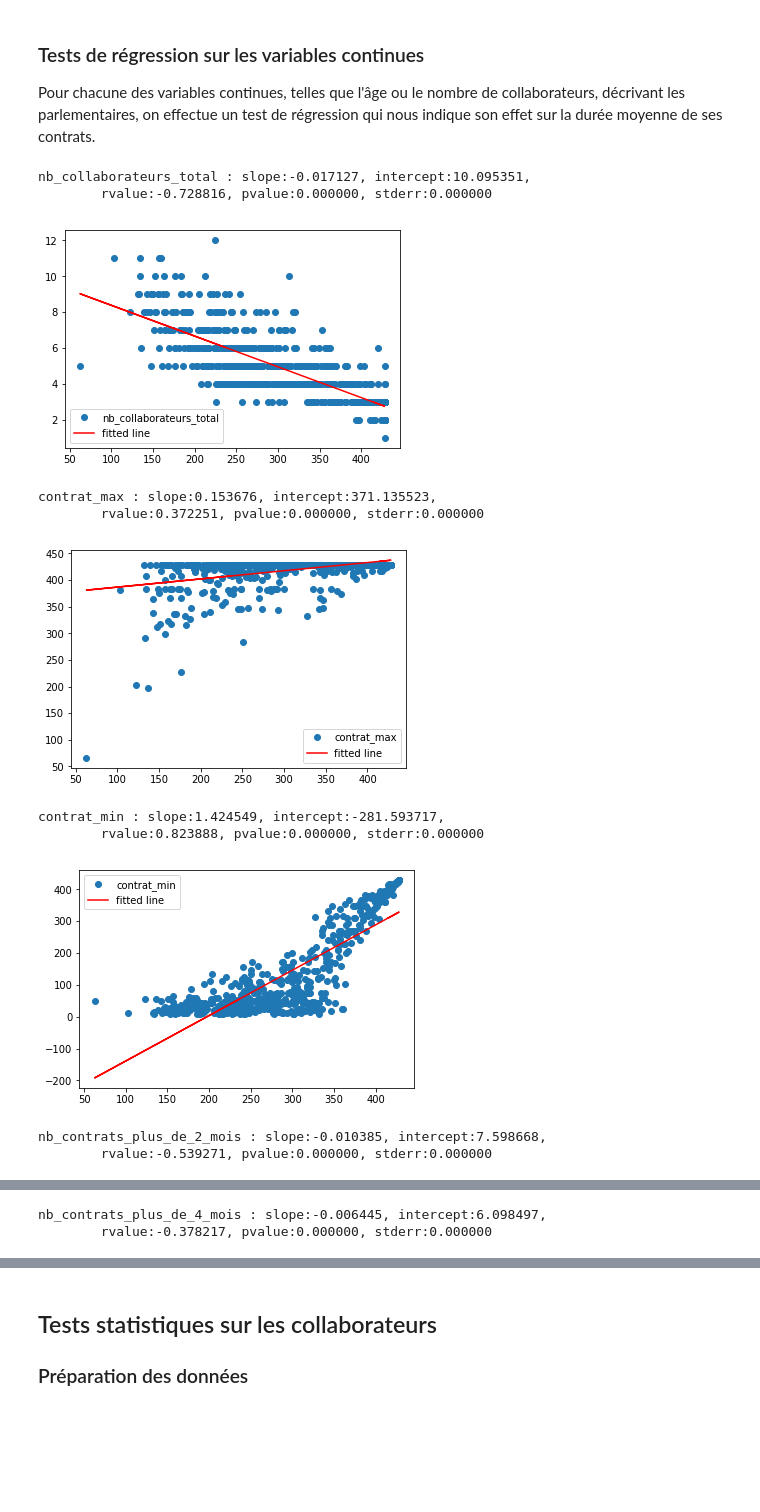
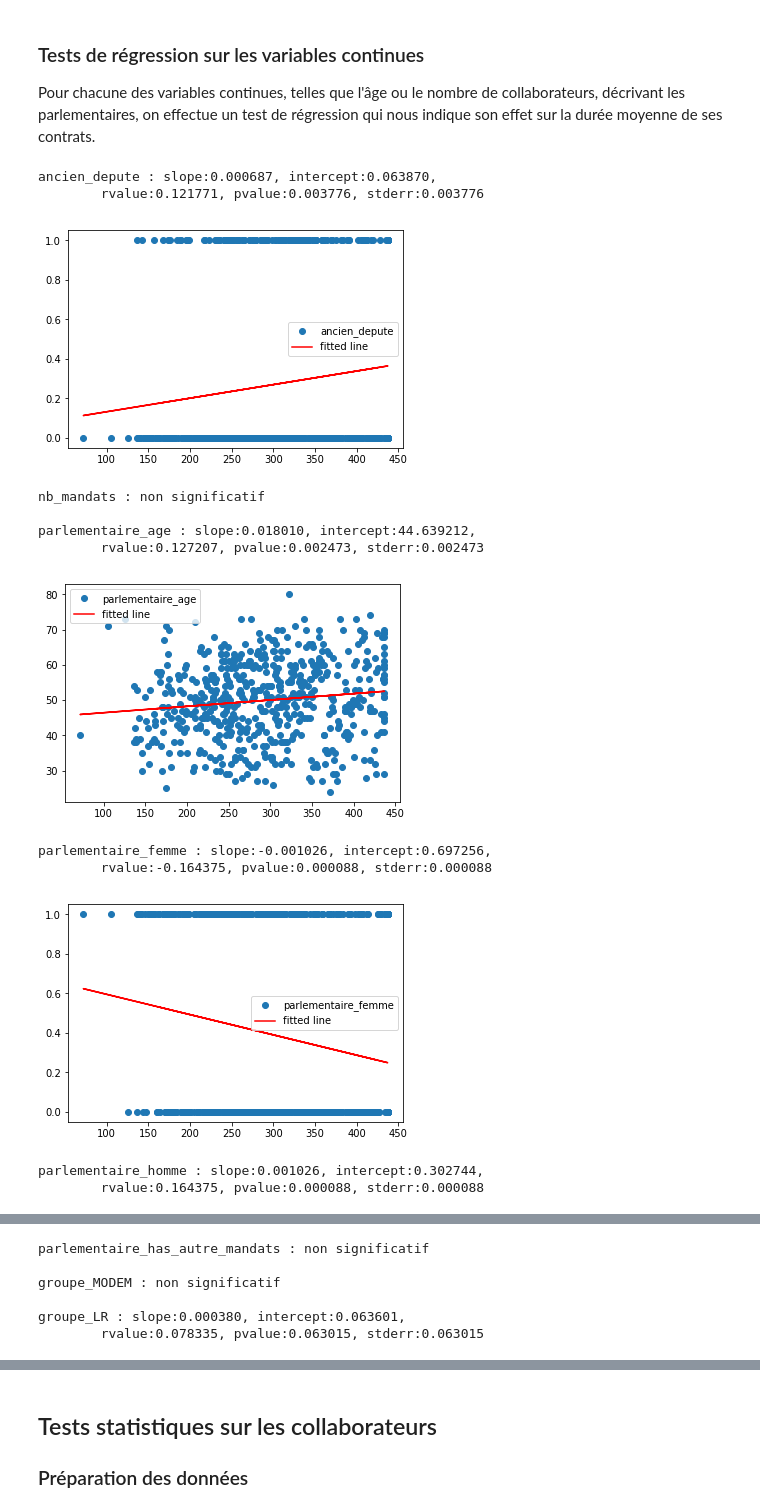
Before and after one commit to regardscitoyens/Collaborateurs-Parlement, a Jupyter notebook: exploitations/turnover.ipynb, the cells around one changed output, grey strips where cells are left out. Saved outputs shown, nothing was run; the diff lists cells and outputs as text; code cells hidden in the pictures; blank space fills up the shorter version.

```diff
--- a/exploitations/turnover.ipynb
+++ b/exploitations/turnover.ipynb
@@ -19,7 +19,7 @@ from scipy.stats import ttest_ind, linregress
 # Fichier généré quotidiennenement par nosdeputes.fr depuis le site de l'AN
 csv = pd.read_csv("../data/turnover.csv", encoding='utf-8')
 
-csv["groupe_majoritaire"] = (csv["groupe_sigle"] == "LREM") | (csv["groupe_sigle"] == "MODEM")
+csv["groupes_majoritaires"] = (csv["groupe_sigle"] == "LREM") | (csv["groupe_sigle"] == "MODEM")
 
 # Parsing des dates de contrat, de mandat et de naissance
 csv["entree"] = pd.to_datetime(csv["entree"])
@@ -498,7 +476,7 @@ duree_tt["contrat_fini_max"].fillna(150, inplace=True)
 
 Pour chacune des variables booléennes décrivant les parlementaires (sexe, groupes, etc.) on effectue un test indiquant son effet sur la durée moyenne des contrats de ses collaborateurs.
 # %%
-for i in duree_tt.drop(["nb_contrat_fini", "ratio_contrat_fini","contrat_mediane", "contrat_moyenne", "nb_collaborateurs_total", "parlementaire_age", "duree_mandat", "nb_mandats","contrat_max", "contrat_min", "ratio_contrat_mandat", "contrat_fini_max", "contrat_fini_min", "nb_contrats_plus_de_2_mois", "ratio_plus_de_2_mois","nb_contrats_plus_de_4_mois","ratio_plus_de_4_mois","nb_contrats_plus_de_6_mois","ratio_plus_de_6_mois"], 1).columns[4:]:
+for i in duree_tt.drop(["contrat_present_a_date_rotation_un_an", "contrat_entree_depuis_date_rotation_un_an", "contrat_sortie_depuis_date_rotation_un_an", "contrat_present_moyen", "emploi_rotation_un_an", "emploi_taux_depart_un_an", "emploi_taux_arrivee_un_an", "contrat_present_a_date_rotation_six_mois", "contrat_entree_depuis_date_rotation_six_mois", "contrat_sortie_depuis_date_rotation_six_mois", "emploi_rotation_six_mois", "emploi_taux_depart_six_mois", "emploi_taux_arrivee_six_mois", "contrat_present_a_date_rotation_six_premiers_mois", "contrat_entree_depuis_date_rotation_six_premiers_mois", "contrat_sortie_depuis_date_rotation_six_premiers_mois", "emploi_rotation_six_premiers_mois", "emploi_taux_depart_six_premiers_mois", "emploi_taux_arrivee_six_premiers_mois", "nb_contrat_fini", "ratio_contrat_fini","contrat_mediane", "contrat_moyenne", "nb_collaborateurs_total", "parlementaire_age", "duree_mandat", "nb_mandats","contrat_max", "contrat_min", "ratio_contrat_mandat", "contrat_fini_max", "contrat_fini_min", "nb_contrats_plus_de_2_mois", "ratio_plus_de_2_mois","nb_contrats_plus_de_4_mois","ratio_plus_de_4_mois","nb_contrats_plus_de_6_mois","ratio_plus_de_6_mois"], 1).columns[4:]:
     cat2 = duree_tt[duree_tt[i] == 0]["contrat_moyenne"]
     cat1 = duree_tt[duree_tt[i] == 1]["contrat_moyenne"]
 
@@ -531,26 +509,28 @@ groupe_GDR non significatif
 Pour chacune des variables continues, telles que l'âge ou le nombre de collaborateurs, décrivant les parlementaires, on effectue un test de régression qui nous indique son effet sur la durée moyenne de ses contrats.
 # %%
 tt = {}
-for i in duree_tt.columns[4:].drop(["contrat_moyenne", "contrat_mediane", "duree_mandat", "ratio_plus_de_2_mois", "ratio_plus_de_4_mois", "ratio_plus_de_6_mois", "ratio_contrat_fini"], 1):
+for i in duree_tt.columns[4:].drop(["nb_collaborateurs_total", "contrat_max", "contrat_min", "nb_contrats_plus_de_2_mois", "nb_contrats_plus_de_4_mois", "nb_contrats_plus_de_6_mois", "nb_contrat_fini", "contrat_fini_max", "contrat_fini_min", "ratio_contrat_mandat", "contrat_present_a_date_rotation_un_an", "contrat_entree_depuis_date_rotation_un_an", "contrat_sortie_depuis_date_rotation_un_an", "contrat_present_moyen", "emploi_rotation_un_an", "emploi_taux_depart_un_an", "emploi_taux_arrivee_un_an", "contrat_present_a_date_rotation_six_mois", "contrat_entree_depuis_date_rotation_six_mois", "contrat_sortie_depuis_date_rotation_six_mois", "emploi_rotation_six_mois", "emploi_taux_depart_six_mois", "emploi_taux_arrivee_six_mois", "contrat_present_a_date_rotation_six_premiers_mois", "contrat_entree_depuis_date_rotation_six_premiers_mois", "contrat_sortie_depuis_date_rotation_six_premiers_mois", "emploi_rotation_six_premiers_mois", "emploi_taux_depart_six_premiers_mois", "emploi_taux_arrivee_six_premiers_mois", "contrat_moyenne", "contrat_mediane", "duree_mandat", "ratio_plus_de_2_mois", "ratio_plus_de_4_mois", "ratio_plus_de_6_mois", "ratio_contrat_fini"], 1):
     tt[i] = linregress(duree_tt["contrat_moyenne"], duree_tt[i])
     #print (tt)
     if tt[i].pvalue < 0.1:
         print("{0} : slope:{1:f}, intercept:{2:f}, \n\trvalue:{3:f}, pvalue:{4:f}, stderr:{4:f}\n".format(i, tt[i].slope, tt[i].intercept, tt[i].rvalue, tt[i].pvalue, tt[i].stderr))
         plt.plot(duree_tt["contrat_moyenne"], duree_tt[i], 'o', label=i)
         plt.plot(duree_tt["contrat_moyenne"], tt[i].intercept + tt[i].slope*duree_tt["contrat_moyenne"], 'r', label='fitted line')
         plt.legend()
         plt.show()
     else:
         print (i+" : non significatif\n")
 # %% [output]
-nb_collaborateurs_total : slope:-0.017127, intercept:10.095351,
-        rvalue:-0.728816, pvalue:0.000000, stderr:0.000000
+ancien_depute : slope:0.000687, intercept:0.063870,
+        rvalue:0.121771, pvalue:0.003776, stderr:0.003776
-[figure, old version]
+[figure, new version]
-contrat_max : slope:0.153676, intercept:371.135523,
-        rvalue:0.372251, pvalue:0.000000, stderr:0.000000
+nb_mandats : non significatif
+
+parlementaire_age : slope:0.018010, intercept:44.639212,
+        rvalue:0.127207, pvalue:0.002473, stderr:0.002473
-[figure, old version]
+[figure, new version]
-contrat_min : slope:1.424549, intercept:-281.593717,
-        rvalue:0.823888, pvalue:0.000000, stderr:0.000000
+parlementaire_femme : slope:-0.001026, intercept:0.697256,
+        rvalue:-0.164375, pvalue:0.000088, stderr:0.000088
-[figure, old version]
+[figure, new version]
-nb_contrats_plus_de_2_mois : slope:-0.010385, intercept:7.598668,
-        rvalue:-0.539271, pvalue:0.000000, stderr:0.000000
+parlementaire_homme : slope:0.001026, intercept:0.302744,
+        rvalue:0.164375, pvalue:0.000088, stderr:0.000088
@@ -558,2 +538,6 @@ nb_contrats_plus_de_2_mois : slope:-0.010385, intercept:7.598668,
-nb_contrats_plus_de_4_mois : slope:-0.006445, intercept:6.098497,
-        rvalue:-0.378217, pvalue:0.000000, stderr:0.000000
+parlementaire_has_autre_mandats : non significatif
+
+groupe_MODEM : non significatif
+
+groupe_LR : slope:0.000380, intercept:0.063601,
+        rvalue:0.078335, pvalue:0.063015, stderr:0.063015
```
Also changed, not shown: parts of 53 cells of this notebook, 2 other files.
